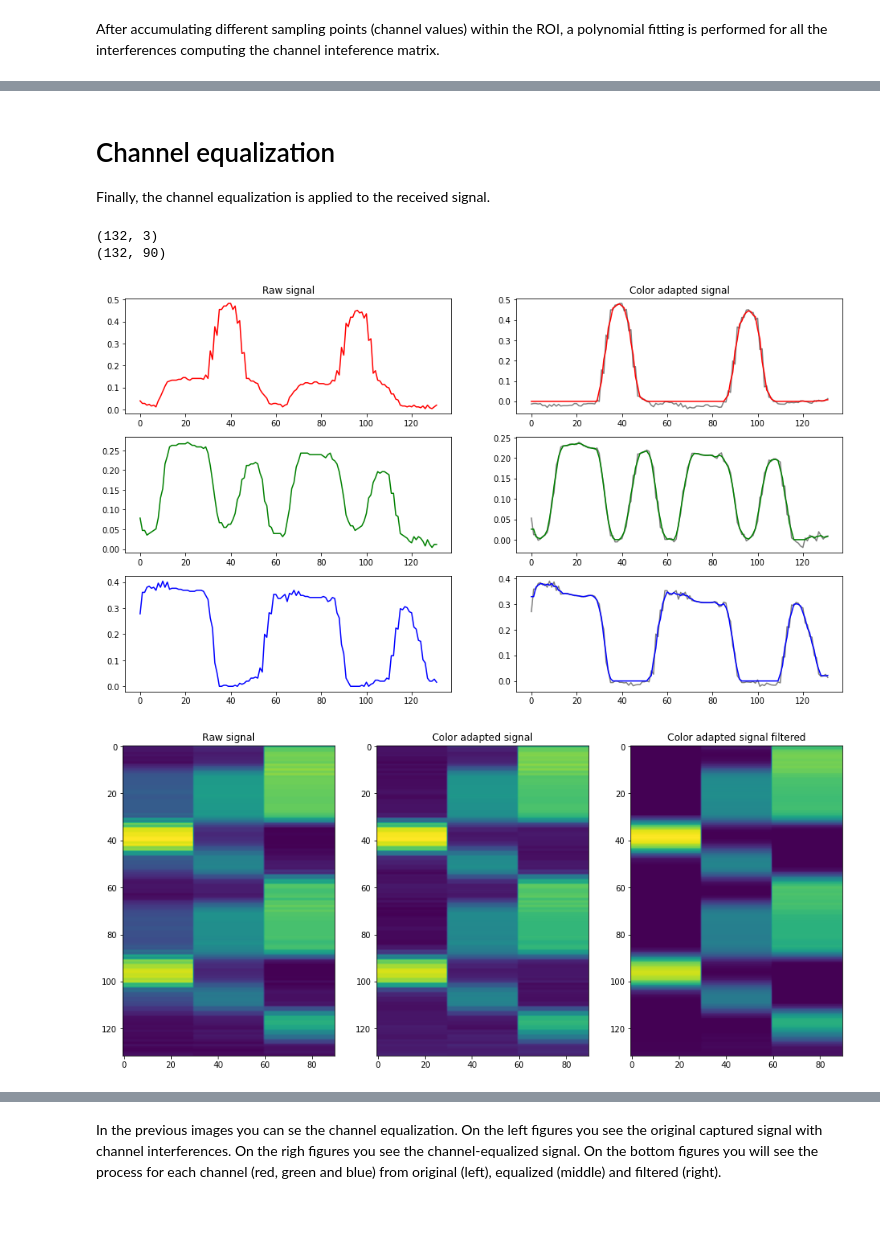
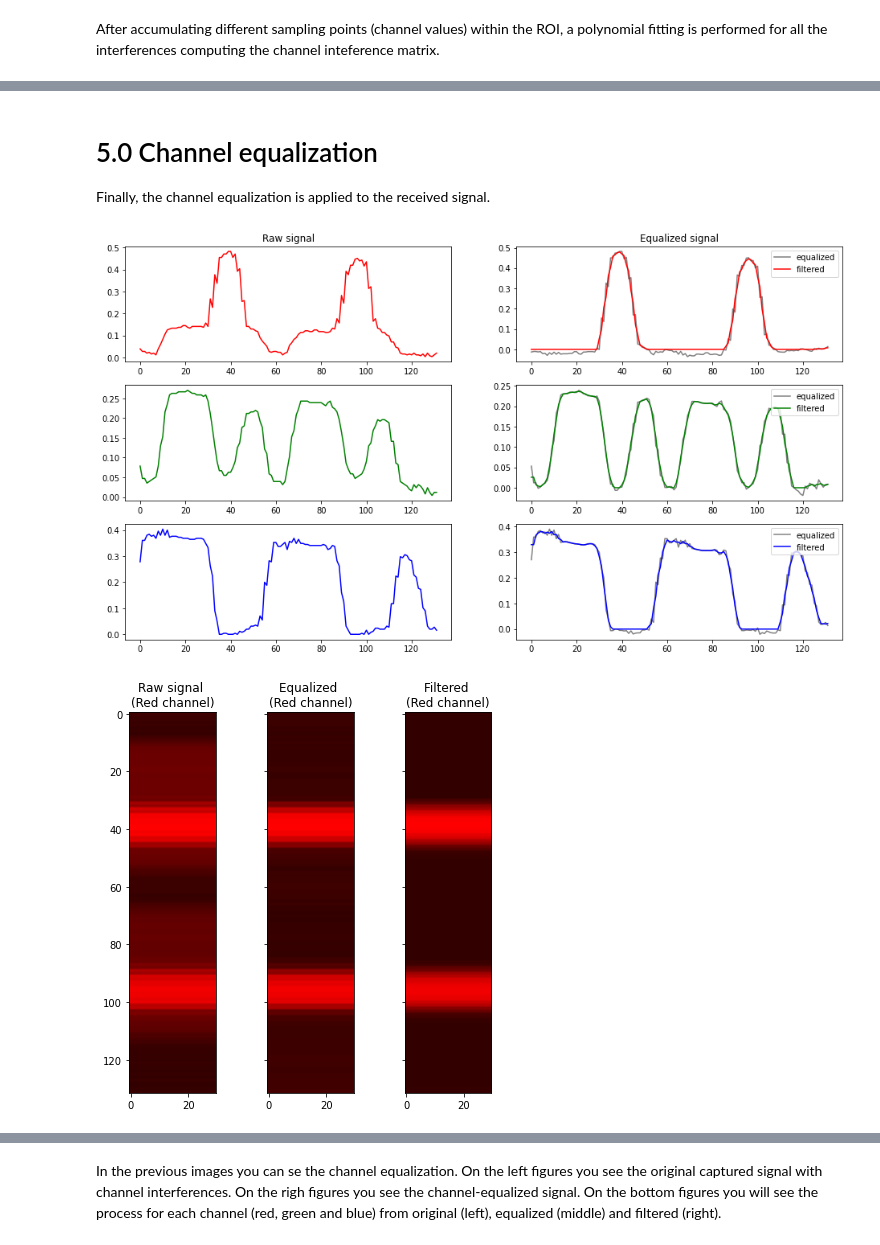
Before and after one commit to herfandinoviutami/Correlation-based-rx-notebook, a Jupyter notebook: occ_trainning.ipynb, the cells around one changed output, grey strips where cells are left out. Drawn from its saved outputs; the diff is of its cells as text; code cells hidden in the pictures; blank space fills up the shorter version.

```diff
--- a/occ_trainning.ipynb
+++ b/occ_trainning.ipynb
@@ -203,7 +217,7 @@ the incoming packets.
 # %%
 min_val, max_val, min_loc, max_loc = cv2.minMaxLoc(result)
 top_left = max_loc
-h, w, z = template.shape
+h, w, z = detection_template.shape
 bottom_right = (top_left[0] + w, top_left[1] + h)
 roi= np.array((top_left, bottom_right))
 
@@ -288,24 +302,24 @@ greenCalibrationMeasurements += 0.0005
 blueCalibrationMeasurements += 0.0005
 
 # Template used for packet detection.
-packetTemplate = generateROIDetectionTemplate(rowHeight = 11,
+calibration_template = generateROIDetectionTemplate(rowHeight = 11,
                                               columnHeight = 20,
                                               numberOfRows = 5,
                                               numberOfRepetitions = 1)
 
 fig, calAx = plt.subplots(calibrationMaxIterations+1,3)
 
-for calibrationIteration in range(1,calibrationMaxIterations+1):
+for calibrationIteration in range(0,calibrationMaxIterations+1):
     status, frame = video.read()
     frame = frame.astype(np.float32)/255.0
     # Mask ROI
     roiFrame = frame[roi[0][1]:roi[1][1],roi[0][0]:roi[1][0],:].copy()
     # Look for packet template
-    result = cv2.matchTemplate(roiFrame,packetTemplate,method)
+    result = cv2.matchTemplate(roiFrame,calibration_template,method)
     min_val, max_val, min_loc, max_loc = cv2.minMaxLoc(result)
     topRow = max_loc[1]
     topColumn = max_loc[0]
-    h, columnHeight, z = packetTemplate.shape
+    h, columnHeight, z = calibration_template.shape
 
     startingRow = rowHeight//2-rowHeight//2//3 + topRow
     endingRow = rowHeight//2+rowHeight//2//3 + topRow
@@ -353,16 +367,16 @@ As you can see, thanks to the beacon is travelling, the receiver detects more po
 
 Highlight that for learning purposes the traveling speed is very low between frames. The ideal case would be a faster speed increasing the probability of detecting a new beacon in different places, making more uniform the detected channel values along the ROI.
 # %%
-def polinomialFitting(calibrationMeasurements):
+def polinomialFitting(calibrationMeasurements, ord=1):
 
     x = np.arange(len(calibrationMeasurements))
     idx0 = np.greater(calibrationMeasurements[:,0],0.0005)
     idx1 = np.greater(calibrationMeasurements[:,1],0.0005)
     idx2 = np.greater(calibrationMeasurements[:,2],0.0005)
 
-    greenFitting = np.polyfit(x[idx1], calibrationMeasurements[idx1,1], 1)
-    blueFitting = np.polyfit(x[idx2], calibrationMeasurements[idx2,2], 1)
-    redFitting = np.polyfit(x[idx0], calibrationMeasurements[idx0,0], 1)
+    greenFitting = np.polyfit(x[idx1], calibrationMeasurements[idx1,1], ord)
+    blueFitting = np.polyfit(x[idx2], calibrationMeasurements[idx2,2], ord)
+    redFitting = np.polyfit(x[idx0], calibrationMeasurements[idx0,0], ord)
 
     greenFitter = np.poly1d(greenFitting)
     blueFitter = np.poly1d(blueFitting)
@@ -448,7 +475,8 @@ spatialThresholding = np.concatenate((redAjustments[:,0].reshape(numberOfSamples
 # %% [markdown]
-# Channel equalization
+# 5.0 Channel equalization
 Finally, the channel equalization is applied to the received signal.
 # %%
+from matplotlib.colors import LinearSegmentedColormap
 video.set(cv2.CAP_PROP_POS_FRAMES, 175)
 status, frame = video.read()
 
@@ -461,50 +489,69 @@ roiFrame = frame[roi[0][1]:roi[1][1],roi[0][0]:roi[1][0],:].copy()
 numberOfSamples,width,channels = roiFrame.shape
 roiFrame = roiFrame[:,width//2,:]
 colorAdaptedSignal = 0
 
 for i in range (0,numberOfSamples):
     colorAdaptedSample = np.dot(roiFrame[i],invColorMatrix[i]).reshape(1, 3)
     if i == 0:
         colorAdaptedSignal = colorAdaptedSample
     else:
         colorAdaptedSignal = np.concatenate((colorAdaptedSignal,colorAdaptedSample))
 
 colorAdaptedSignalFiltered = cv2.blur(colorAdaptedSignal,(1,3))
 colorAdaptedSignalFiltered[colorAdaptedSignalFiltered<=0] = 0
-print(colorAdaptedSignalFiltered.shape)
 
 # Plots
 fig, colorAdaptedAx = plt.subplots(3,2)
 colorAdaptedAx[0,0].title.set_text('Raw signal')
 colorAdaptedAx[0,0].plot(roiFrame[:,0], c='r')
-colorAdaptedAx[0,1].title.set_text('Color adapted signal')
-colorAdaptedAx[0,1].plot(colorAdaptedSignal[:,0], c='gray')
-colorAdaptedAx[0,1].plot(colorAdaptedSignalFiltered[:,0], c='r')
+colorAdaptedAx[0,1].title.set_text('Equalized signal')
+colorAdaptedAx[0,1].plot(colorAdaptedSignal[:,0], c='gray',label="equalized")
+colorAdaptedAx[0,1].plot(colorAdaptedSignalFiltered[:,0], c='r',label="filtered")
+colorAdaptedAx[0,1].legend(loc='upper right')
 colorAdaptedAx[1,0].plot(roiFrame[:,1], c='g')
-colorAdaptedAx[1,1].plot(colorAdaptedSignal[:,1], c='gray')
-colorAdaptedAx[1,1].plot(colorAdaptedSignalFiltered[:,1], c='g')
+colorAdaptedAx[1,1].plot(colorAdaptedSignal[:,1], c='gray',label="equalized")
+colorAdaptedAx[1,1].plot(colorAdaptedSignalFiltered[:,1], c='g',label="filtered")
+colorAdaptedAx[1,1].legend(loc='upper right')
 colorAdaptedAx[2,0].plot(roiFrame[:,2], c='b')
-colorAdaptedAx[2,1].plot(colorAdaptedSignal[:,2], c='gray')
-colorAdaptedAx[2,1].plot(colorAdaptedSignalFiltered[:,2], c='b')
+colorAdaptedAx[2,1].plot(colorAdaptedSignal[:,2], c='gray',label="equalized")
+colorAdaptedAx[2,1].plot(colorAdaptedSignalFiltered[:,2], c='b',label="filtered")
+colorAdaptedAx[2,1].legend(loc='upper right')
 
 roiFrame = np.repeat(roiFrame, 30, axis=1)
 colorAdaptedSignalPlot = colorAdaptedSignal.copy()
 colorAdaptedSignalPlot = np.repeat(colorAdaptedSignalPlot, 30, axis=1)
 
 colorAdaptedSignalFilteredPlot = colorAdaptedSignalFiltered.copy()
 colorAdaptedSignalFilteredPlot = np.repeat(colorAdaptedSignalFilteredPlot, 30, axis=1)
-print(colorAdaptedSignalFilteredPlot.shape)
-fig, colorAdaptedPlotAx = plt.subplots(1,3)
-colorAdaptedPlotAx[0].title.set_text('Raw signal')
-colorAdaptedPlotAx[0].imshow(roiFrame)
-colorAdaptedPlotAx[1].title.set_text('Color adapted signal')
-colorAdaptedPlotAx[1].imshow(colorAdaptedSignalPlot)
-colorAdaptedPlotAx[2].title.set_text('Color adapted signal filtered')
-colorAdaptedPlotAx[2].imshow(colorAdaptedSignalFilteredPlot)
+
+fig, colorAdaptedPlotAx = plt.subplots(1,3,figsize=(7,7),sharey=True)
+cm = LinearSegmentedColormap.from_list("Custom", [(0.2, 0, 0), (1, 0, 0)], N=100)
+colorAdaptedPlotAx[0].title.set_text('Raw signal \n(Red channel)')
+colorAdaptedPlotAx[0].imshow(roiFrame[:,:30],cmap=cm)
+colorAdaptedPlotAx[1].title.set_text('Equalized \n(Red channel)')
+colorAdaptedPlotAx[1].imshow(colorAdaptedSignalPlot[:,:30],cmap=cm)
+colorAdaptedPlotAx[2].title.set_text('Filtered \n(Red channel)')
+colorAdaptedPlotAx[2].imshow(colorAdaptedSignalFilteredPlot[:,:30],cmap=cm)
+
+fig, colorAdaptedPlotAx = plt.subplots(1,3,figsize=(7,7),sharey=True)
+cm = LinearSegmentedColormap.from_list("Custom", [(0, 0.2, 0), (0, 1, 0)], N=100)
+colorAdaptedPlotAx[0].title.set_text('Raw signal \n(Green channel)')
+colorAdaptedPlotAx[0].imshow(roiFrame[:,30:60],cmap=cm)
+colorAdaptedPlotAx[1].title.set_text('Equalized \n(Green channel)')
+colorAdaptedPlotAx[1].imshow(colorAdaptedSignalPlot[:,30:60],cmap=cm)
+colorAdaptedPlotAx[2].title.set_text('Filtered \n(Green channel)')
+colorAdaptedPlotAx[2].imshow(colorAdaptedSignalFilteredPlot[:,30:60],cmap=cm)
+
+fig, colorAdaptedPlotAx = plt.subplots(1,3,figsize=(7,7),sharey=True)
+cm = LinearSegmentedColormap.from_list("Custom", [(0, 0, 0.2), (0, 0, 1)], N=100)
+colorAdaptedPlotAx[0].title.set_text('Raw signal \n(Blue channel)')
+colorAdaptedPlotAx[0].imshow(roiFrame[:,60:90],cmap=cm)
+colorAdaptedPlotAx[1].title.set_text('Equalized \n(Blue channel)')
+colorAdaptedPlotAx[1].imshow(colorAdaptedSignalPlot[:,60:90],cmap=cm)
+colorAdaptedPlotAx[2].title.set_text('Filtered \n(Blue channel)')
+colorAdaptedPlotAx[2].imshow(colorAdaptedSignalFilteredPlot[:,60:90],cmap=cm)
 
 plt.show()
 # %% [output]
-(132, 3)
-(132, 90)
-[figure, old version]
+[figure, new version]
-[figure, old version]
+[figure, new version]
```
Also changed, not shown: parts of 35 cells of this notebook.
